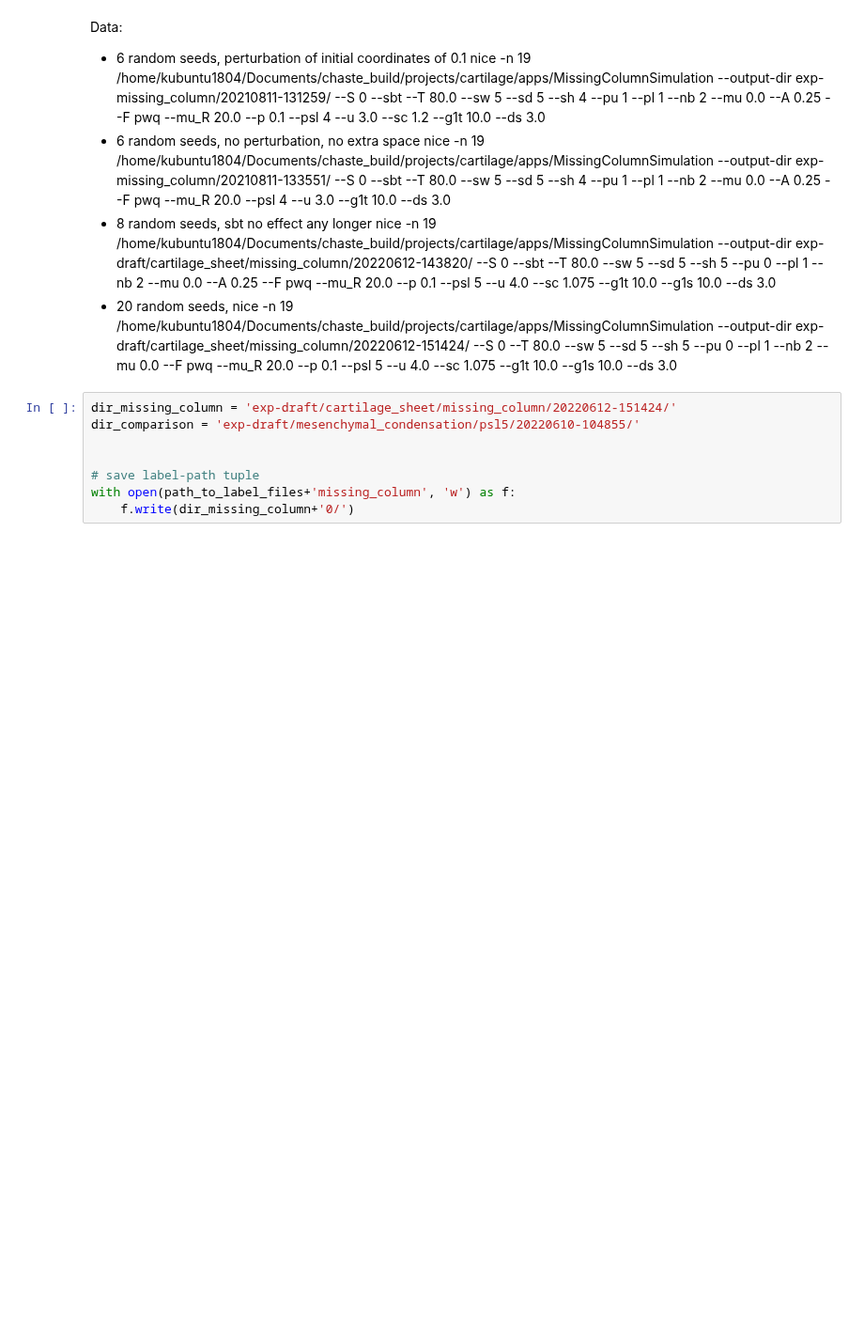
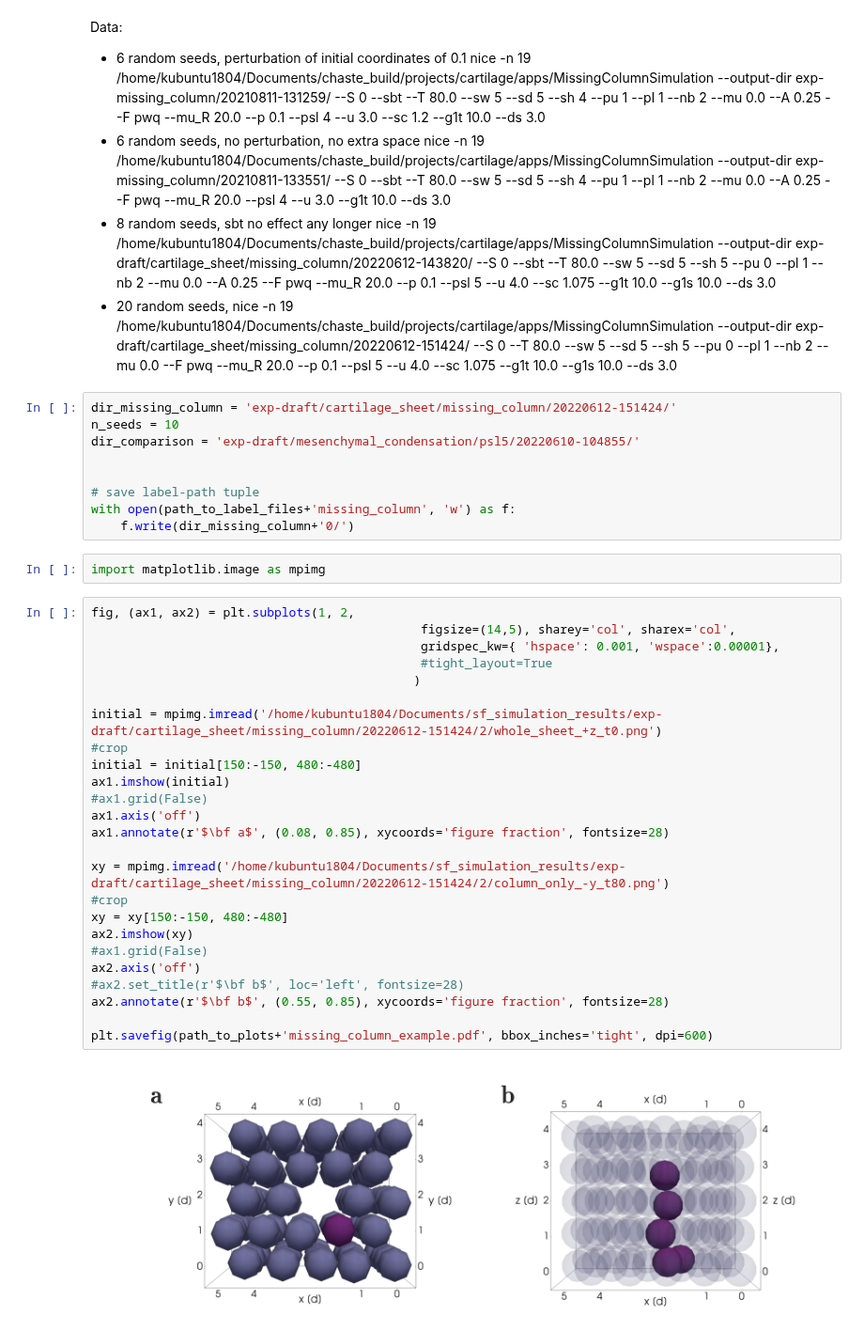
Before and after one commit to somathias/CartilageCBM, a Jupyter notebook: exp-missing_column.ipynb, the cells around one changed output. Shown at 94% size. Saved outputs shown, nothing was run; the diff lists cells and outputs as text; blank space fills up the shorter version.

```diff
--- a/exp-missing_column.ipynb
+++ b/exp-missing_column.ipynb
@@ -117,10 +117,40 @@ Data:
         nice -n 19 /home/kubuntu1804/Documents/chaste_build/projects/cartilage/apps/MissingColumnSimulation --output-dir exp-draft/cartilage_sheet/missing_column/20220612-151424/ --S 0 --T 80.0 --sw 5 --sd 5 --sh 5 --pu 0 --pl 1 --nb 2 --mu 0.0 --F pwq --mu_R 20.0 --p 0.1 --psl 5 --u 4.0 --sc 1.075 --g1t 10.0 --g1s 10.0 --ds 3.0
 # %%
 dir_missing_column = 'exp-draft/cartilage_sheet/missing_column/20220612-151424/'
+n_seeds = 10
 dir_comparison = 'exp-draft/mesenchymal_condensation/psl5/20220610-104855/'
 
 
 # save label-path tuple
 with open(path_to_label_files+'missing_column', 'w') as f:
     f.write(dir_missing_column+'0/')
+# %%
+import matplotlib.image as mpimg
+# %%
+fig, (ax1, ax2) = plt.subplots(1, 2,
+                                             figsize=(14,5), sharey='col', sharex='col',
+                                             gridspec_kw={ 'hspace': 0.001, 'wspace':0.00001},
+                                             #tight_layout=True
+                                            )
+
+initial = mpimg.imread('/home/kubuntu1804/Documents/sf_simulation_results/exp-draft/cartilage_sheet/missing_column/20220612-151424/2/whole_sheet_+z_t0.png')
+#crop
+initial = initial[150:-150, 480:-480]
+ax1.imshow(initial)
+#ax1.grid(False)
+ax1.axis('off')
+ax1.annotate(r'$\bf a$', (0.08, 0.85), xycoords='figure fraction', fontsize=28)
+
+xy = mpimg.imread('/home/kubuntu1804/Documents/sf_simulation_results/exp-draft/cartilage_sheet/missing_column/20220612-151424/2/column_only_-y_t80.png')
+#crop
+xy = xy[150:-150, 480:-480]
+ax2.imshow(xy)
+#ax1.grid(False)
+ax2.axis('off')
+#ax2.set_title(r'$\bf b$', loc='left', fontsize=28)
+ax2.annotate(r'$\bf b$', (0.55, 0.85), xycoords='figure fraction', fontsize=28)
+
+plt.savefig(path_to_plots+'missing_column_example.pdf', bbox_inches='tight', dpi=600)
+# %% [output]
+[figure, added]
 # %%
```
Also changed, not shown: parts of 4 cells of this notebook, 2 other files.
